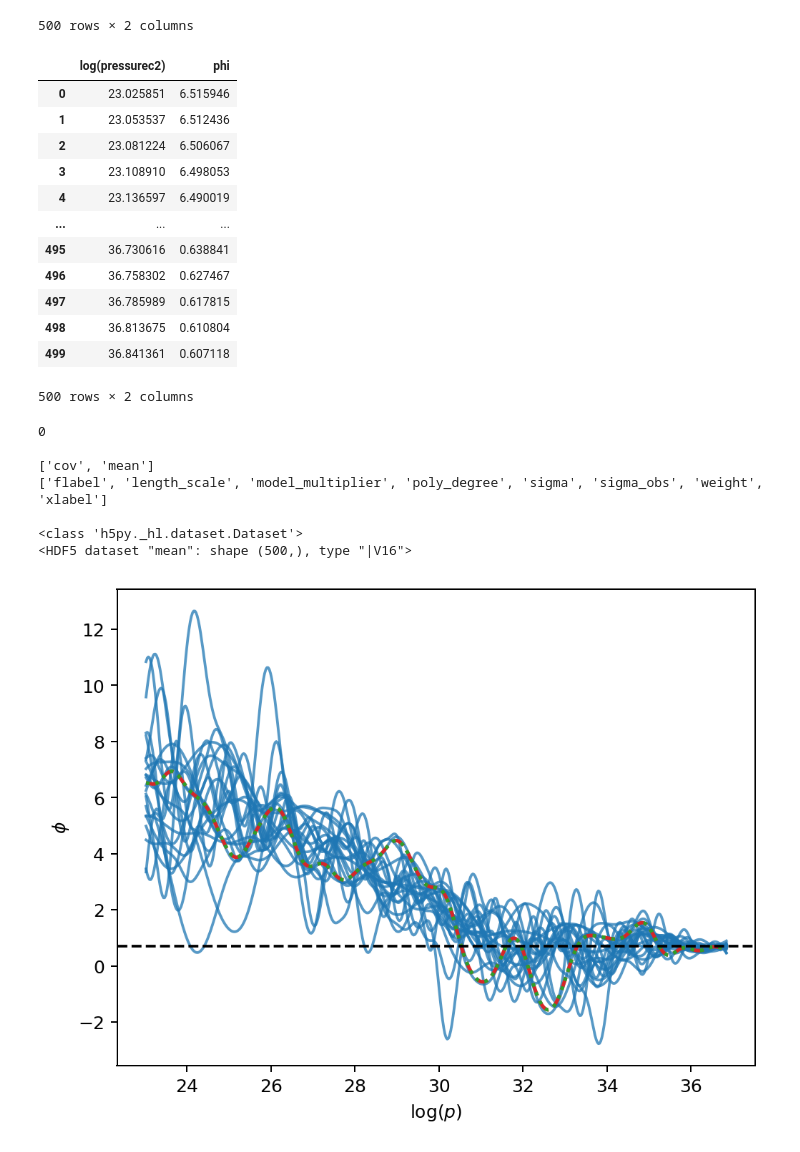
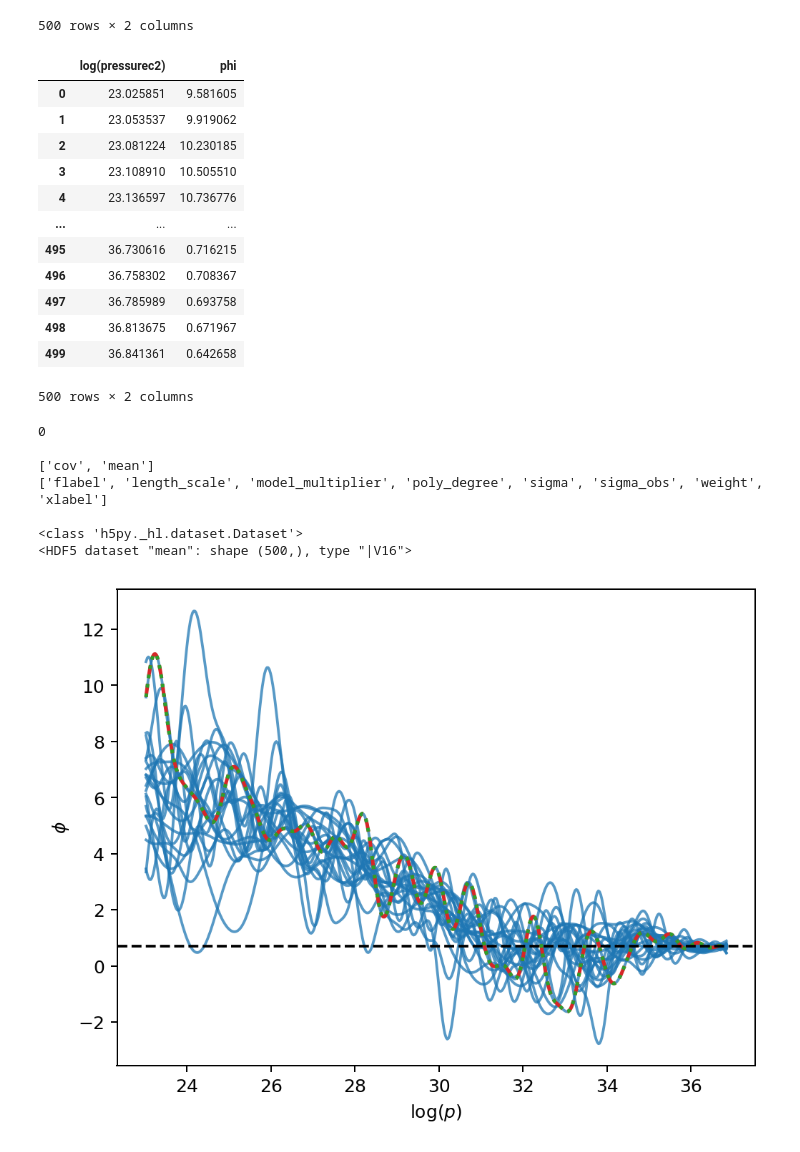
Before and after one commit to eliotfinch/pqcd, a Jupyter notebook: notebooks/modify_gp_mean.ipynb, the cells around one changed output. Saved outputs shown, nothing was run; the diff lists cells and outputs as text; code cells hidden in the pictures.

```diff
--- a/notebooks/modify_gp_mean.ipynb
+++ b/notebooks/modify_gp_mean.ipynb
@@ -226,8 +226,11 @@ phi_array = np.array(consistent_phi_arrays)
 
 # This seems to be as much smoothing as we can get away with whilst retaining
 # the desired behaviour in the p-n plane.
-sigma = 5
-smoothed_phi_array = gaussian_filter1d(phi_array[0], sigma)
+# sigma = 5
+# new_mean_phi = gaussian_filter1d(phi_array[0], sigma)
+
+# Or just do no smoothing
+new_mean_phi = phi_array[1]
 # %%
 fig, ax = plt.subplots()
 ax.set_xscale('log')
@@ -314,10 +317,10 @@ for log_pressure, phi in zip(consistent_logp_arrays, consistent_phi_arrays):
             alpha=1
             )
 
-# Add the smoothed phi array
+# Add the new mean phi array
 eos, cols = integrate_phi(
     np.exp(logp_array),
-    smoothed_phi_array,
+    new_mean_phi,
     reference_pressurec2=3e11,
     sigma_logpressurec2=0,
     stitch_below_reference_pressure=True,
@@ -345,7 +348,7 @@ ax.set_ylim(ylim)
 # ax.set_xlim(1e-1,50)
 # ax.set_ylim(1e-5,10)
 
-labels = ['default GP means', 'consistent with pQCD', 'smoothed mean']
+labels = ['default GP means', 'consistent with pQCD', 'new mean']
 handles = [
     plt.Line2D([0], [0], color='C1'),
     plt.Line2D([0], [0], color='C0'),
@@ -562,21 +565,21 @@ mean_df
 500 rows × 2 columns
 # %%
 # Replace the phi column of mean_df with the smoothed_phi_array
-mean_df['phi'] = smoothed_phi_array
+mean_df['phi'] = new_mean_phi
 mean_df
 # %% [output]
 |  | log(pressurec2) | phi |
-| 0 | 23.025851 | 6.515946 |
-| 1 | 23.053537 | 6.512436 |
-| 2 | 23.081224 | 6.506067 |
-| 3 | 23.108910 | 6.498053 |
-| 4 | 23.136597 | 6.490019 |
+| 0 | 23.025851 | 9.581605 |
+| 1 | 23.053537 | 9.919062 |
+| 2 | 23.081224 | 10.230185 |
+| 3 | 23.108910 | 10.505510 |
+| 4 | 23.136597 | 10.736776 |
 | ... | ... | ... |
-| 495 | 36.730616 | 0.638841 |
-| 496 | 36.758302 | 0.627467 |
-| 497 | 36.785989 | 0.617815 |
-| 498 | 36.813675 | 0.610804 |
-| 499 | 36.841361 | 0.607118 |
+| 495 | 36.730616 | 0.716215 |
+| 496 | 36.758302 | 0.708367 |
+| 497 | 36.785989 | 0.693758 |
+| 498 | 36.813675 | 0.671967 |
+| 499 | 36.841361 | 0.642658 |
 500 rows × 2 columns
 # %%
 # Code from universality.. no need for dataframe?
@@ -632,18 +635,18 @@ with h5py.File(hdf5_path_copy, 'r') as f:
 # %%
 fig, ax = plt.subplots(dpi=180)
 
 for phi_array in consistent_phi_arrays:
     ax.plot(logp_array, phi_array, c='C0', alpha=0.75)
 
 # ax.plot(logp_array, mean_phi_array, c='C1', lw=2)
 
-ax.plot(logp_array, smoothed_phi_array, c='C3', lw=2, ls='--')
+ax.plot(logp_array, new_mean_phi, c='C3', lw=2, ls='--')
 
 ax.plot(log_pressure_edit, phi_edit, c='C2', lw=2, ls=':')
 
 ax.axhline(np.log(2), c='k', ls='--', zorder=10)
 
 ax.set_xlabel(r'$\log(p)$')
 _ = ax.set_ylabel(r'$\phi$')
 # %% [output]
-[figure, old version]
+[figure, new version]
```
Also changed, not shown: parts of 6 cells of this notebook.
